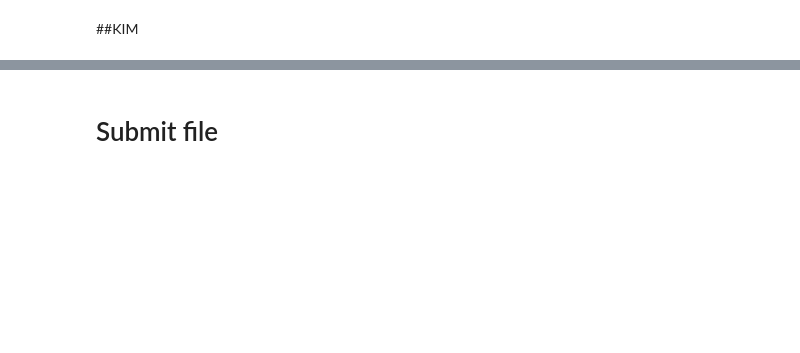
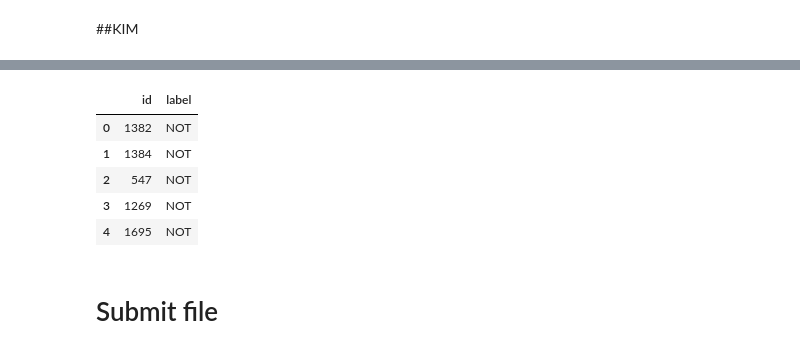
Before and after one commit to talhaanwarch/OffenseEval2020, a Jupyter notebook: submissions/Danish.ipynb, the cells around one changed output, grey strips where cells are left out. Cells and saved outputs as stored; diff of their text form; code cells hidden in the pictures; blank space fills up the shorter version.

```diff
--- a/submissions/Danish.ipynb
+++ b/submissions/Danish.ipynb
@@ -540,5 +789,5 @@ Epoch 10/10
 ## GRU attention
 # %%
 attn_gru_model=model_gru_attn()
-attn_gru_model.fit(x_train,y_train,batch_size=64,epochs=10,verbose=2,class_weight=class_weights,validation_data=(x_val,y_val))
+attn_gru_model.fit(x_train,y_train,batch_size=batch_size,epochs=10,verbose=2,class_weight=class_weights,validation_data=(x_val,y_val),callbacks= [clr,])
 # %% [output]
@@ -725,0 +1038,12 @@ weighted avg       0.89      0.90      0.87       296
+# %%
+y_test_cv = cv_classifier.predict_proba(X_test_cv)[:,1]
+# y_test_tfw = tfw_classifier.predict_proba(test_word_features)[:,1]
+# y_test_tfc = tfc_classifier.predict_proba(test_char_features)[:,1]
+
+y_test_gru = gru_model.predict(X_test_sequences, batch_size=batch_size, verbose=1).ravel()
+y_test_gru_atten = attn_gru_model.predict(X_test_sequences, batch_size=batch_size, verbose=1).ravel()
+# y_test_tcn = tcn_model.predict(X_test_sequences, batch_size=batch_size, verbose=1).ravel()
+# y_test_vdcnn = vdcnn_model.predict(X_test_sequences, batch_size=batch_size, verbose=1).ravel()
+y_test_kim = kim_model.predict(X_test_sequences, batch_size=batch_size, verbose=1).ravel()
+# y_test_char = char_model.predict(X_test_sequences, batch_size=batch_size, verbose=1).ravel()
+# # #
@@ -726,2 +1053,24 @@ weighted avg       0.89      0.90      0.87       296
+# %%
+y_test=0.4*y_test_cv+0.3*y_test_gru+0.3*y_test_gru_atten
+# %%
+def decode(y_test):
+  y_test[y_test>0.5]=1
+  y_test[y_test<0.5]=0
+  y_test=y_test.astype('int16').ravel()
+
+  y_test=le.inverse_transform(y_test)
+  y_test=pd.DataFrame(y_test,columns=['label'])
+  y_test=pd.concat([ids, y_test['label']], axis=1)
+  return y_test
+# %%
+y_test=decode(y_test)
+y_test.head()
+# %% [output]
+|  | id | label |
+| 0 | 1382 | NOT |
+| 1 | 1384 | NOT |
+| 2 | 547 | NOT |
+| 3 | 1269 | NOT |
+| 4 | 1695 | NOT |
 # %% [markdown]
 # Submit file
```
Also changed, not shown: parts of 55 cells of this notebook.
